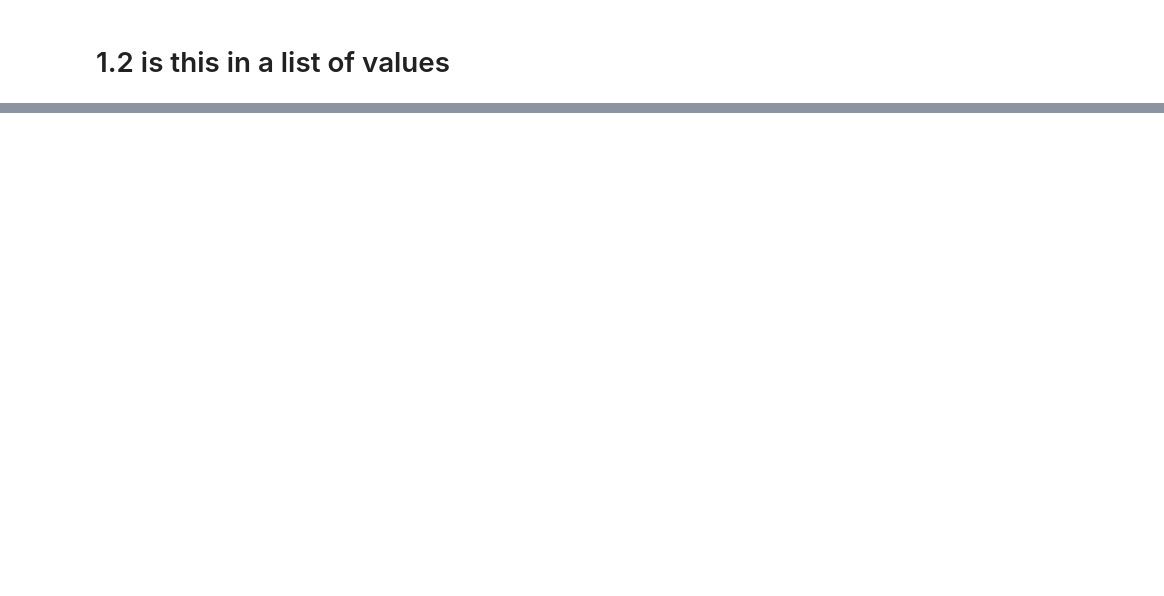
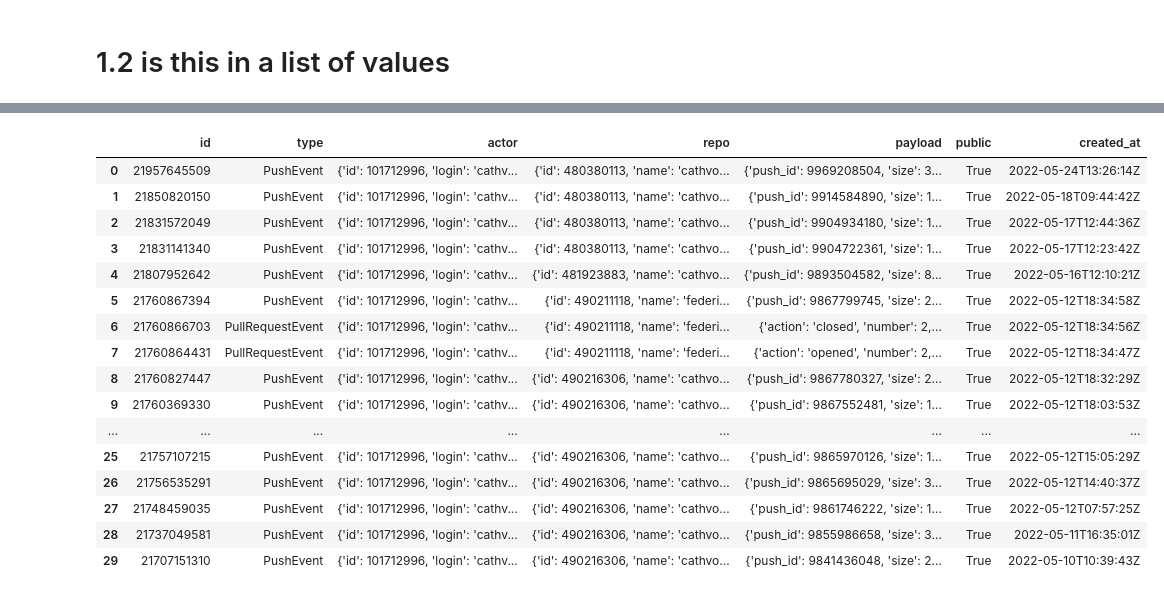
Before and after one commit to cathvos/IronCath, a Jupyter notebook: IH week 7/API´s & user input.ipynb, the cells around one changed output, grey strips where cells are left out. Saved outputs shown, nothing was run; the diff lists cells and outputs as text; code cells hidden in the pictures; blank space fills up the shorter version.

```diff
--- a/IH week 7/API´s & user input.ipynb
+++ b/IH week 7/API´s & user input.ipynb
@@ -49,0 +98,20 @@ else:
+# %%
+pd.DataFrame(github_response.json())
+# %% [output]
+|  | id | type | actor | repo | payload | public | created_at |
+| 0 | 21957645509 | PushEvent | {'id': 101712996, 'login': 'cathv... | {'id': 480380113, 'name': 'cathvo... | {'push_id': 9969208504, 'size': 3... | True | 2022-05-24T13:26:14Z |
+| 1 | 21850820150 | PushEvent | {'id': 101712996, 'login': 'cathv... | {'id': 480380113, 'name': 'cathvo... | {'push_id': 9914584890, 'size': 1... | True | 2022-05-18T09:44:42Z |
+| 2 | 21831572049 | PushEvent | {'id': 101712996, 'login': 'cathv... | {'id': 480380113, 'name': 'cathvo... | {'push_id': 9904934180, 'size': 1... | True | 2022-05-17T12:44:36Z |
+| 3 | 21831141340 | PushEvent | {'id': 101712996, 'login': 'cathv... | {'id': 480380113, 'name': 'cathvo... | {'push_id': 9904722361, 'size': 1... | True | 2022-05-17T12:23:42Z |
+| 4 | 21807952642 | PushEvent | {'id': 101712996, 'login': 'cathv... | {'id': 481923883, 'name': 'cathvo... | {'push_id': 9893504582, 'size': 8... | True | 2022-05-16T12:10:21Z |
+| 5 | 21760867394 | PushEvent | {'id': 101712996, 'login': 'cathv... | {'id': 490211118, 'name': 'federi... | {'push_id': 9867799745, 'size': 2... | True | 2022-05-12T18:34:58Z |
+| 6 | 21760866703 | PullRequestEvent | {'id': 101712996, 'login': 'cathv... | {'id': 490211118, 'name': 'federi... | {'action': 'closed', 'number': 2,... | True | 2022-05-12T18:34:56Z |
+| 7 | 21760864431 | PullRequestEvent | {'id': 101712996, 'login': 'cathv... | {'id': 490211118, 'name': 'federi... | {'action': 'opened', 'number': 2,... | True | 2022-05-12T18:34:47Z |
+| 8 | 21760827447 | PushEvent | {'id': 101712996, 'login': 'cathv... | {'id': 490216306, 'name': 'cathvo... | {'push_id': 9867780327, 'size': 2... | True | 2022-05-12T18:32:29Z |
+| 9 | 21760369330 | PushEvent | {'id': 101712996, 'login': 'cathv... | {'id': 490216306, 'name': 'cathvo... | {'push_id': 9867552481, 'size': 1... | True | 2022-05-12T18:03:53Z |
+| ... | ... | ... | ... | ... | ... | ... | ... |
+| 25 | 21757107215 | PushEvent | {'id': 101712996, 'login': 'cathv... | {'id': 490216306, 'name': 'cathvo... | {'push_id': 9865970126, 'size': 1... | True | 2022-05-12T15:05:29Z |
+| 26 | 21756535291 | PushEvent | {'id': 101712996, 'login': 'cathv... | {'id': 490216306, 'name': 'cathvo... | {'push_id': 9865695029, 'size': 3... | True | 2022-05-12T14:40:37Z |
+| 27 | 21748459035 | PushEvent | {'id': 101712996, 'login': 'cathv... | {'id': 490216306, 'name': 'cathvo... | {'push_id': 9861746222, 'size': 1... | True | 2022-05-12T07:57:25Z |
+| 28 | 21737049581 | PushEvent | {'id': 101712996, 'login': 'cathv... | {'id': 490216306, 'name': 'cathvo... | {'push_id': 9855986658, 'size': 3... | True | 2022-05-11T16:35:01Z |
+| 29 | 21707151310 | PushEvent | {'id': 101712996, 'login': 'cathv... | {'id': 490216306, 'name': 'cathvo... | {'push_id': 9841436048, 'size': 2... | True | 2022-05-10T10:39:43Z |
```
Also changed, not shown: parts of 19 cells of this notebook, 1 other file.
